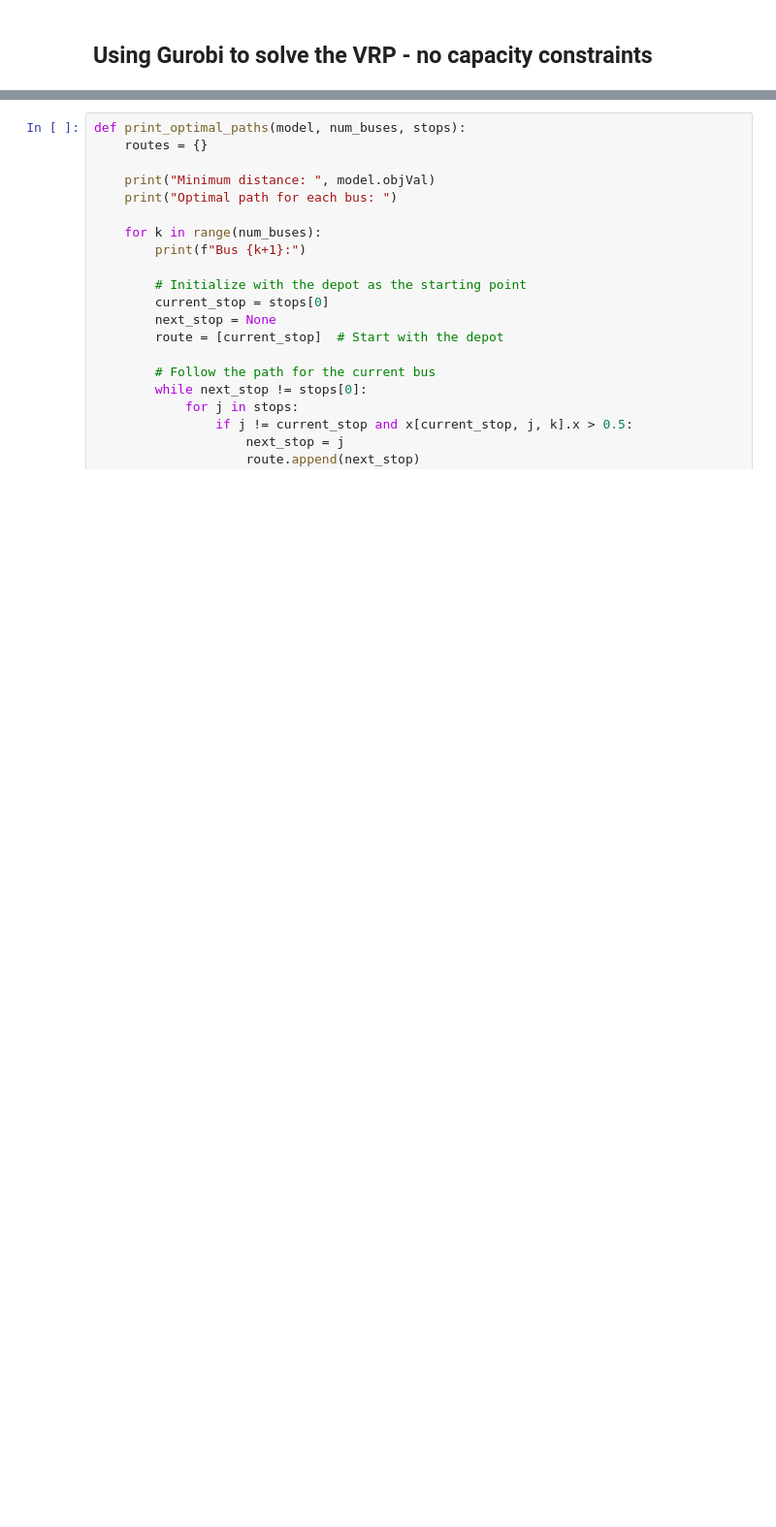
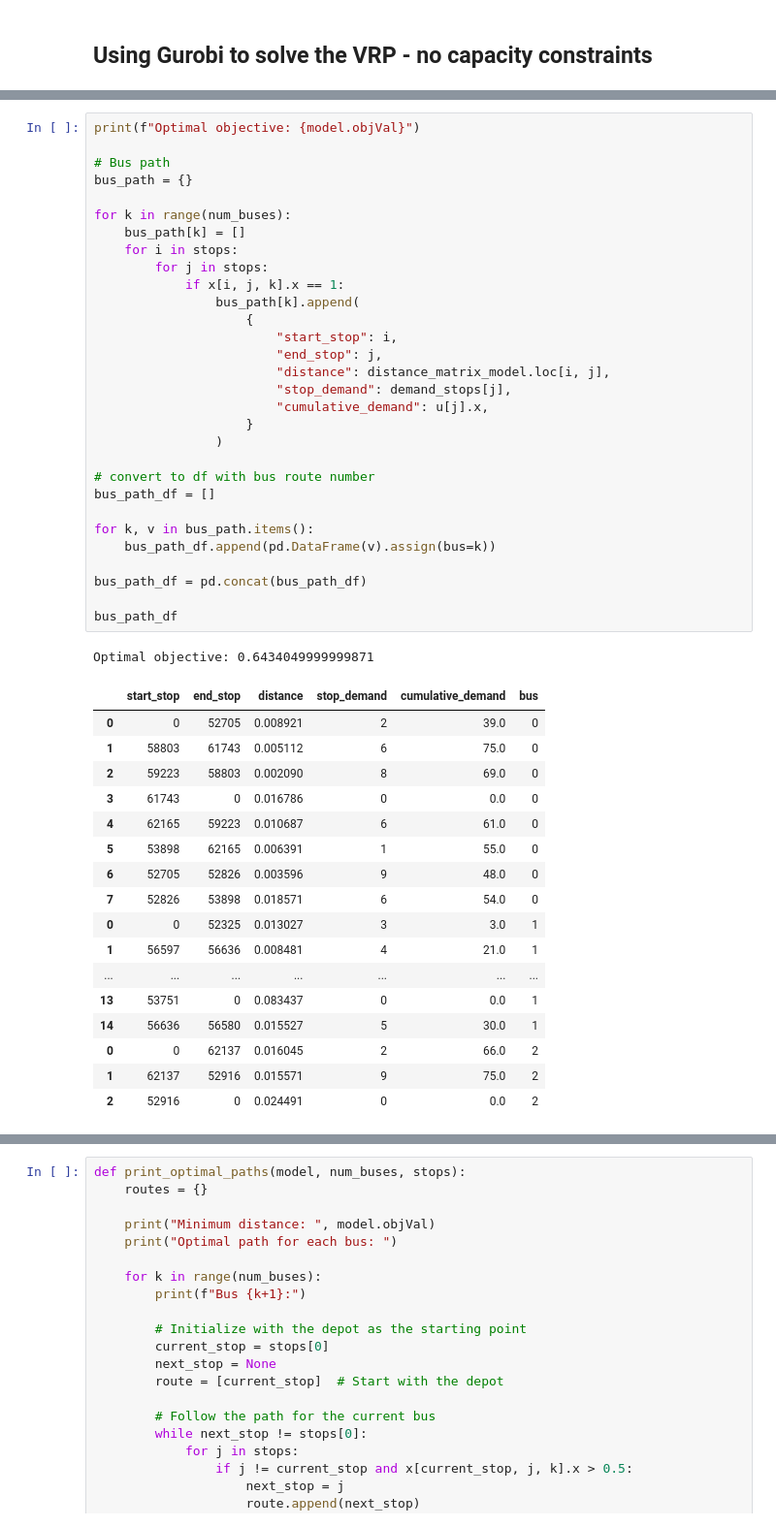
Before and after one commit to lakshyaag/Route-Optimization-STM, a Jupyter notebook: optimize.ipynb, the cells around one changed output, grey strips where cells are left out. Shown at 97% size. Cells and saved outputs as stored; diff of their text form; blank space fills up the shorter version.

```diff
--- a/optimize.ipynb
+++ b/optimize.ipynb
@@ -860,0 +1013,49 @@ Best objective 1.138006400000e+00, best bound 6.898486000000e-01, gap 39.3810%
+# %%
+print(f"Optimal objective: {model.objVal}")
+
+# Bus path
+bus_path = {}
+
+for k in range(num_buses):
+    bus_path[k] = []
+    for i in stops:
+        for j in stops:
+            if x[i, j, k].x == 1:
+                bus_path[k].append(
+                    {
+                        "start_stop": i,
+                        "end_stop": j,
+                        "distance": distance_matrix_model.loc[i, j],
+                        "stop_demand": demand_stops[j],
+                        "cumulative_demand": u[j].x,
+                    }
+                )
+
+# convert to df with bus route number
+bus_path_df = []
+
+for k, v in bus_path.items():
+    bus_path_df.append(pd.DataFrame(v).assign(bus=k))
+
+bus_path_df = pd.concat(bus_path_df)
+
+bus_path_df
+# %% [output]
+Optimal objective: 0.6434049999999871
+|  | start_stop | end_stop | distance | stop_demand | cumulative_demand | bus |
+| 0 | 0 | 52705 | 0.008921 | 2 | 39.0 | 0 |
+| 1 | 58803 | 61743 | 0.005112 | 6 | 75.0 | 0 |
+| 2 | 59223 | 58803 | 0.002090 | 8 | 69.0 | 0 |
+| 3 | 61743 | 0 | 0.016786 | 0 | 0.0 | 0 |
+| 4 | 62165 | 59223 | 0.010687 | 6 | 61.0 | 0 |
+| 5 | 53898 | 62165 | 0.006391 | 1 | 55.0 | 0 |
+| 6 | 52705 | 52826 | 0.003596 | 9 | 48.0 | 0 |
+| 7 | 52826 | 53898 | 0.018571 | 6 | 54.0 | 0 |
+| 0 | 0 | 52325 | 0.013027 | 3 | 3.0 | 1 |
+| 1 | 56597 | 56636 | 0.008481 | 4 | 21.0 | 1 |
+| ... | ... | ... | ... | ... | ... | ... |
+| 13 | 53751 | 0 | 0.083437 | 0 | 0.0 | 1 |
+| 14 | 56636 | 56580 | 0.015527 | 5 | 30.0 | 1 |
+| 0 | 0 | 62137 | 0.016045 | 2 | 66.0 | 2 |
+| 1 | 62137 | 52916 | 0.015571 | 9 | 75.0 | 2 |
+| 2 | 52916 | 0 | 0.024491 | 0 | 0.0 | 2 |
```
Also changed, not shown: parts of 16 cells of this notebook.
